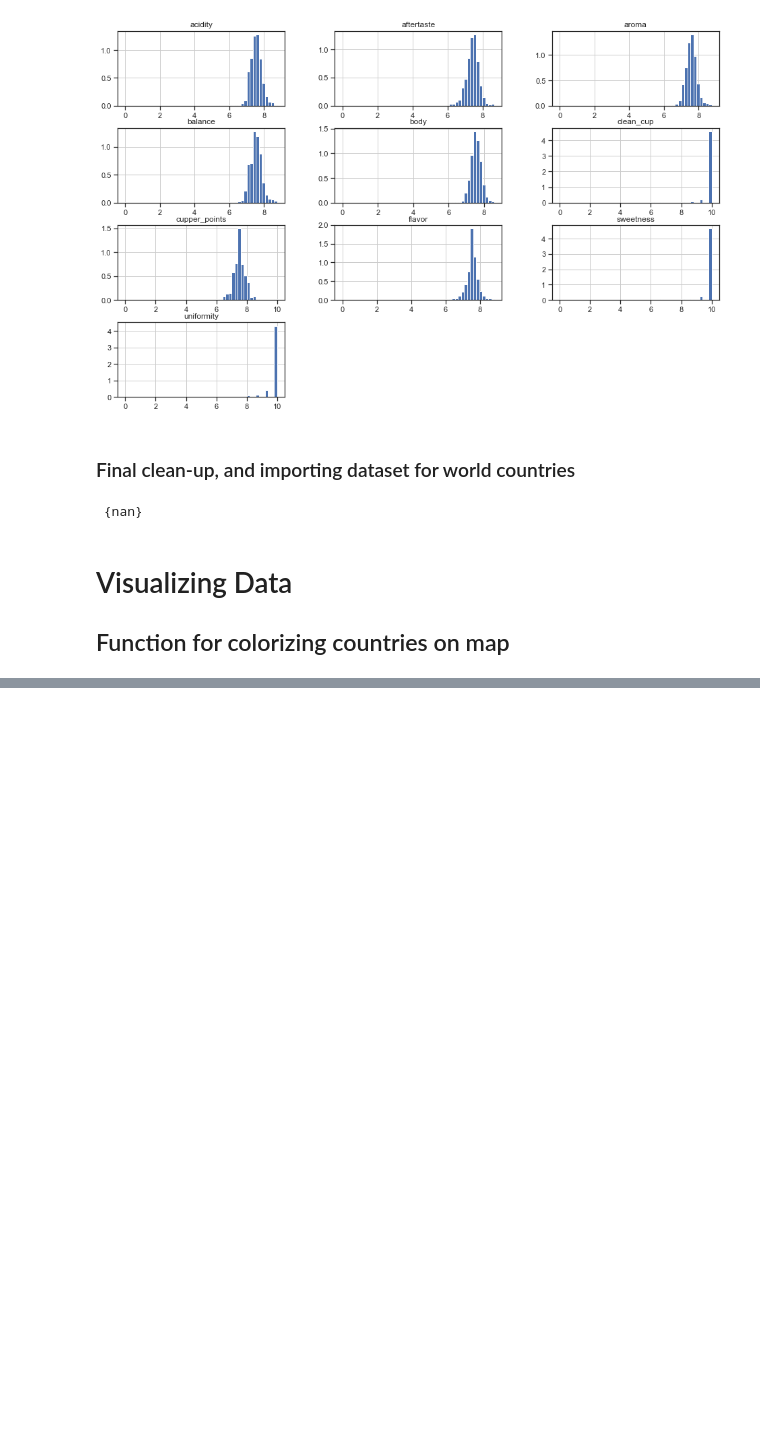
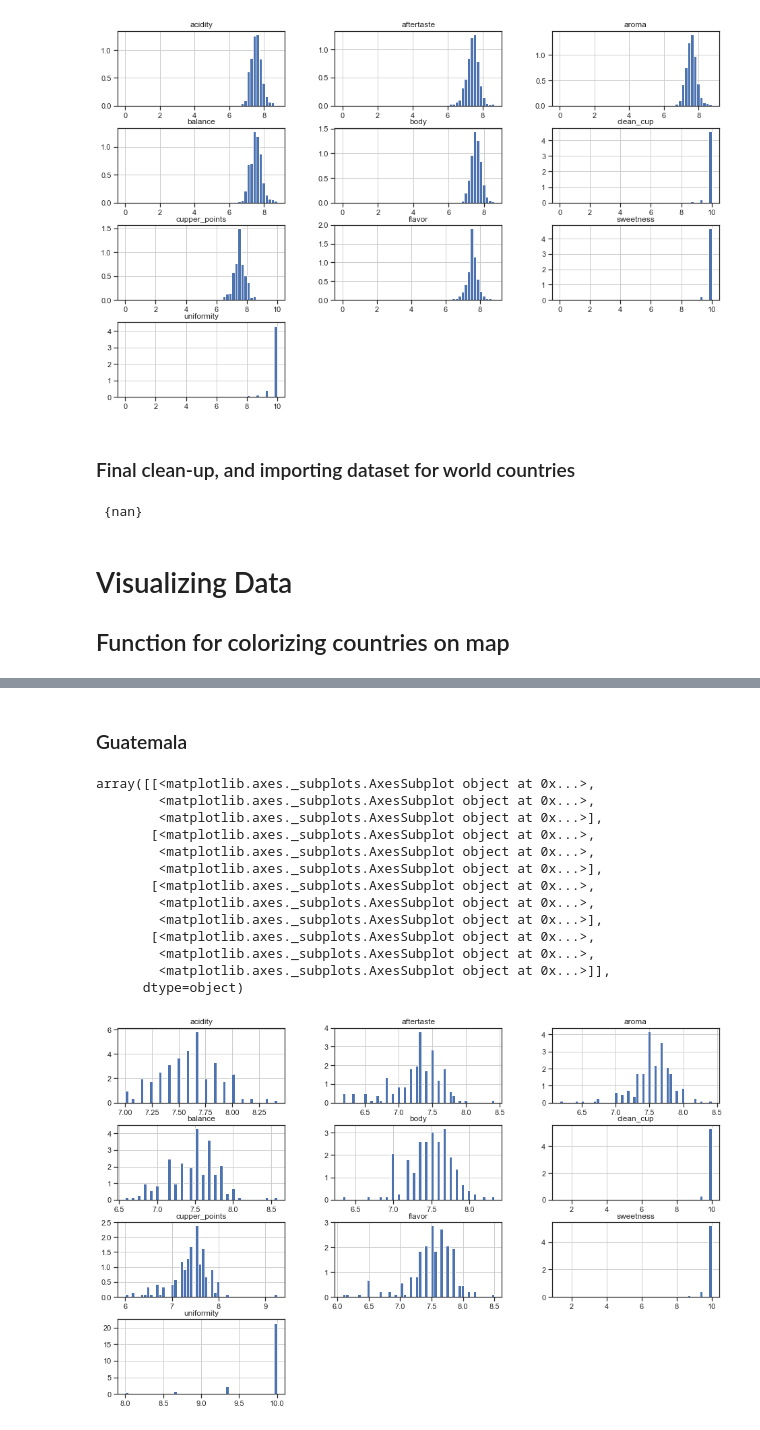
Before and after one commit to Evelyn-H/Data-Analysis-Course, a Jupyter notebook: Coffee Explorations.ipynb, the cells around one changed output, grey strips where cells are left out. Saved outputs shown, nothing was run; the diff lists cells and outputs as text; code cells hidden in the pictures; blank space fills up the shorter version.

```diff
--- a/Coffee Explorations.ipynb
+++ b/Coffee Explorations.ipynb
@@ -252,0 +286,19 @@ plt.xticks(range(len(counts)), list(counts.keys()), rotation=90)
+# %% [markdown]
+### Guatemala
+# %%
+show_flavor_profile("Guatemala")
+# %% [output]
+array([[<matplotlib.axes._subplots.AxesSubplot object at 0x...>,
+        <matplotlib.axes._subplots.AxesSubplot object at 0x...>,
+        <matplotlib.axes._subplots.AxesSubplot object at 0x...>],
+       [<matplotlib.axes._subplots.AxesSubplot object at 0x...>,
+        <matplotlib.axes._subplots.AxesSubplot object at 0x...>,
+        <matplotlib.axes._subplots.AxesSubplot object at 0x...>],
+       [<matplotlib.axes._subplots.AxesSubplot object at 0x...>,
+        <matplotlib.axes._subplots.AxesSubplot object at 0x...>,
+        <matplotlib.axes._subplots.AxesSubplot object at 0x...>],
+       [<matplotlib.axes._subplots.AxesSubplot object at 0x...>,
+        <matplotlib.axes._subplots.AxesSubplot object at 0x...>,
+        <matplotlib.axes._subplots.AxesSubplot object at 0x...>]],
+      dtype=object)
+[figure, added]
```
Also changed, not shown: parts of 17 cells of this notebook.
